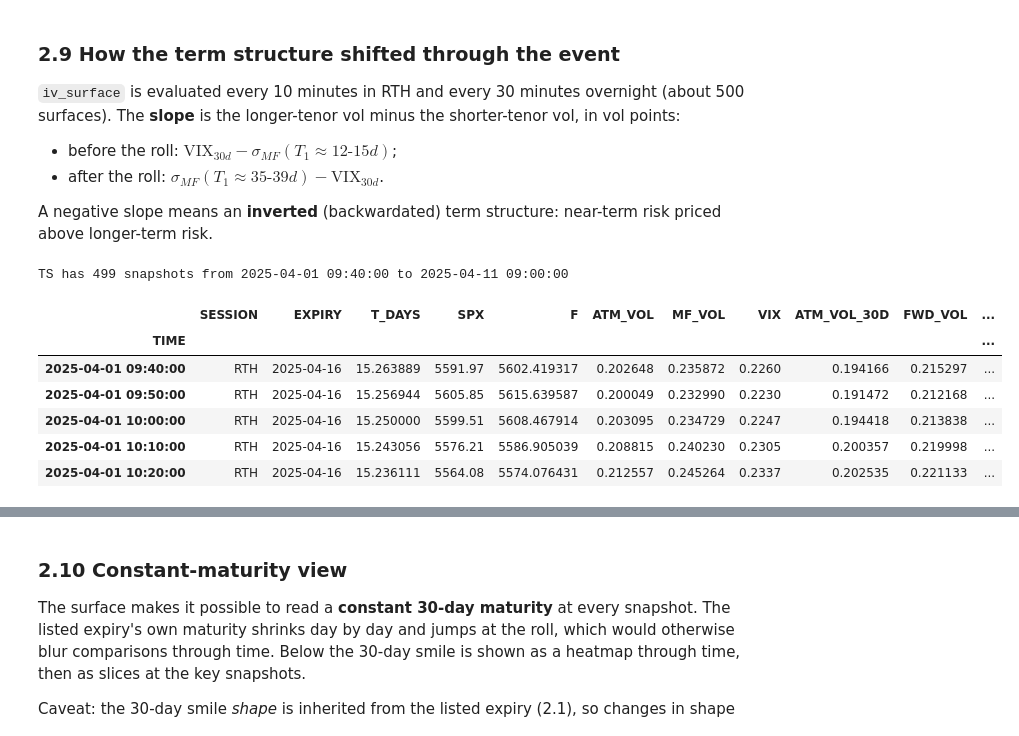
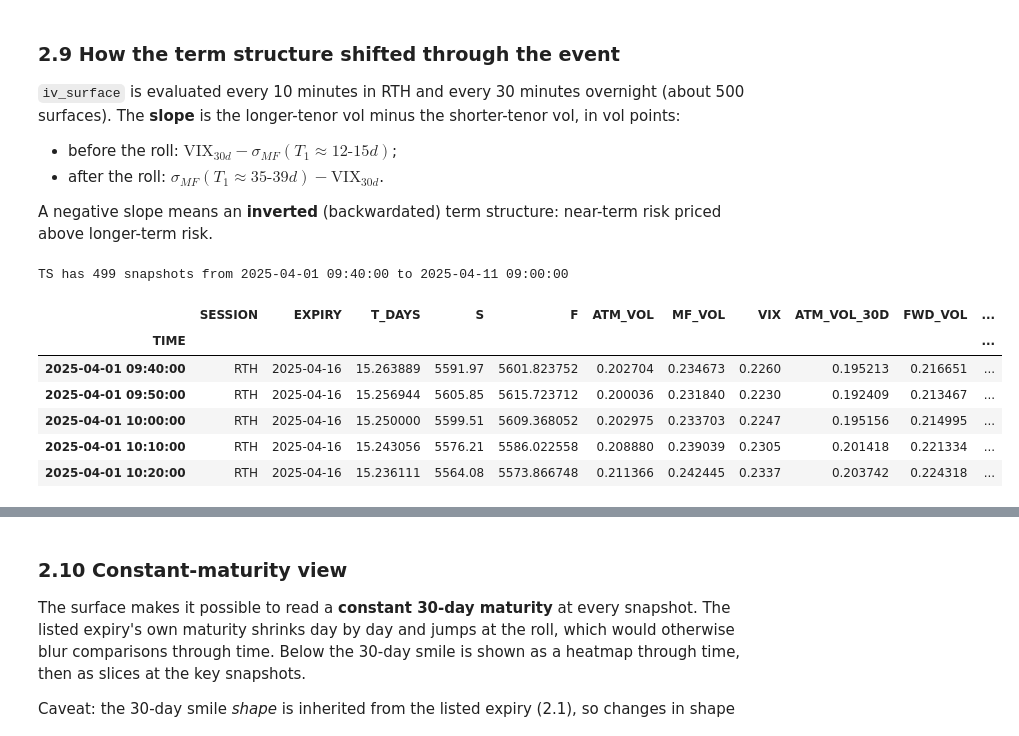
Before and after one commit to cyee02/MQF, a Jupyter notebook: QF620/Final Assignment/analysis.ipynb, the cells around one changed output, grey strips where cells are left out. Saved outputs shown, nothing was run; the diff lists cells and outputs as text; code cells hidden in the pictures.

```diff
--- a/QF620/Final Assignment/analysis.ipynb
+++ b/QF620/Final Assignment/analysis.ipynb
@@ -850,9 +789,22 @@ def iv_surface(time_snapshot, r=RISK_FREE_RATE, strikes=None, T_grid_days=None):
     # 2. Strike interpolation: raw SVI slice
     a, b, rho, m, s = svi_fit(smile["LOG_MONEYNESS"], smile["TOTAL_VAR"])
 
+    def w_svi(k):
+        k = np.asarray(k, float)
+        return a + b * (rho * (k - m) + np.sqrt((k - m) ** 2 + s**2))
+
+    #    Beyond the quoted strikes the slice continues linearly in k at its edge slope (linear wings,
+    #    as Lee's moment formula requires). SVI's own curvature is only trusted where there are quotes;
+    #    extrapolating it blows up when few strikes are quoted (e.g. Sunday night, 6 Apr).
+    eps = 1e-4
+    slope_lo = (w_svi(k_lo + eps) - w_svi(k_lo)) / eps
+    slope_hi = (w_svi(k_hi) - w_svi(k_hi - eps)) / eps
+
     def w1(k):
         k = np.asarray(k, float)
-        return a + b * (rho * (k - m) + np.sqrt((k - m) ** 2 + s**2))
+        below = w_svi(k_lo) + slope_lo * (k - k_lo)
+        above = w_svi(k_hi) + slope_hi * (k - k_hi)
+        return np.maximum(np.where(k < k_lo, below, np.where(k > k_hi, above, w_svi(k))), 1e-8)
 
     smile["SVI_VOL"] = np.sqrt(w1(smile["LOG_MONEYNESS"]) / T1)
     svi_rmse = float(np.sqrt(np.mean((smile["SVI_VOL"] - smile["IMPLIED_VOL"]) ** 2)))
@@ -871,10 +823,9 @@ def iv_surface(time_snapshot, r=RISK_FREE_RATE, strikes=None, T_grid_days=None):
         ts_source = "listed expiry only (VIX not live)"
     theta1 = float(theta(T1))
 
-    # Forward for other maturities: carry implied by the parity forward vs SPX (RTH), else r
-    spx = float(smile_info["SPX"])
-    carry = np.log(F / spx) / T1 if trading_hour == "RTH" else r
-    carry = float(np.clip(carry, -0.05, 0.10))
+    # Forward for other maturities: F(T) = S e^{rT} (section 1.2), i.e. F carried forward at r
+    S = float(smile_info["S"])
+    carry = r
 
     def total_var(K, T):
         K, T = np.broadcast_arrays(np.asarray(K, float), np.asarray(T, float))
@@ -902,7 +853,7 @@ def iv_surface(time_snapshot, r=RISK_FREE_RATE, strikes=None, T_grid_days=None):
                      smile["MID_PRICE"] + np.exp(-r * T1) * (F - smile["STRIKE"]))
     fly_violations = price_butterfly_violations(smile["STRIKE"], C_mkt, tol=0.05)
     #    butterfly (b) Durrleman g(k) >= 0 over the quoted k range: listed slice, then every grid slice
-    k_fine = np.linspace(k_lo - 0.01, k_hi + 0.01, 401)
+    k_fine = np.linspace(k_lo, k_hi, 401)
     g_min_listed = float(np.nanmin(durrleman_g(k_fine, w1(k_fine))))
     g_min = min(np.nanmin(durrleman_g(k_fine, theta(T) / theta1 * w1(k_fine))) for T in T_grid)
     #    calendar: Theta non-decreasing across anchors, and dw/dT >= 0 at fixed k on the grid
@@ -911,11 +862,11 @@ def iv_surface(time_snapshot, r=RISK_FREE_RATE, strikes=None, T_grid_days=None):
     dw_min = float(np.diff(W_k, axis=0).min())
 
     info = {
-        "TIME": t, "TRADING_HOUR": trading_hour, "SPX": spx, "F": F, "R": r, "CARRY": carry,
+        "TIME": t, "TRADING_HOUR": trading_hour, "S": S, "F": F, "R": r, "CARRY": carry,
         "EXPIRY_DATE": smile_info["EXPIRY_DATE"], "T_YEARS": T1, "T_DAYS": T1 * 365,
         "ATM_VOL": float(np.sqrt(w1(0.0) / T1)), "MF_VOL": float(np.sqrt(V1)), "VIX": vix,
         "FWD_VAR": fwd_var, "TERM_STRUCTURE_SOURCE": ts_source,
-        "SVI": dict(a=a, b=b, rho=rho, m=m, sigma=s), "SVI_RMSE_VOL": svi_rmse,
+        "SVI": dict(a=a, b=b, rho=rho, m=m, sigma=s), "QUOTED_K_RANGE": (k_lo, k_hi), "SVI_RMSE_VOL": svi_rmse,
         "BUTTERFLY_PRICE_VIOLATIONS": fly_violations,
         "BUTTERFLY_MIN_G_LISTED": g_min_listed, "BUTTERFLY_MIN_G": float(g_min),
         "CALENDAR_ANCHORS_OK": calendar_ok, "CALENDAR_MIN_DW": dw_min,
@@ -1114,41 +1065,41 @@ for time_snapshot in grid_times:
     except Exception:  # minute without enough quotes for a fit
         continue
     T30 = VIX_TENOR_DAYS / 365
     F30 = info["F"] * np.exp(info["CARRY"] * (T30 - info["T_YEARS"]))
     fwd = info["FWD_VAR"][-1] if len(info["FWD_VAR"]) else np.nan
     ts_rows.append({
         "TIME": time_snapshot, "SESSION": info["TRADING_HOUR"], "EXPIRY": info["EXPIRY_DATE"],
-        "T_DAYS": info["T_DAYS"], "SPX": info["SPX"], "F": info["F"],
+        "T_DAYS": info["T_DAYS"], "S": info["S"], "F": info["F"],
         "ATM_VOL": info["ATM_VOL"], "MF_VOL": info["MF_VOL"], "VIX": info["VIX"],
         "ATM_VOL_30D": float(info["atm_vol"](T30)),
         "FWD_VOL": np.sign(fwd) * np.sqrt(abs(fwd)),
         "SVI_RMSE": info["SVI_RMSE_VOL"],
         "MKT_FLY_VIOL": info["BUTTERFLY_PRICE_VIOLATIONS"],
         "LISTED_SLICE_ARB_FREE": info["BUTTERFLY_MIN_G_LISTED"] >= 0, "MIN_G": info["BUTTERFLY_MIN_G"],
         "CAL_ANCHORS_OK": info["CALENDAR_ANCHORS_OK"] if np.isfinite(info["VIX"]) else np.nan,
         "ARB_FREE_SURFACE": info["ARBITRAGE_FREE_SURFACE"],
     })
     cm_rows.append(pd.DataFrame({
         "TIME": time_snapshot, "LOG_MONEYNESS": K_GRID_30D,
         "IV_30D": info["iv"](F30 * np.exp(K_GRID_30D), T30),
     }))
 TS = pd.DataFrame(ts_rows).set_index("TIME")
 CM30 = pd.concat(cm_rows, ignore_index=True)
 
 # Slope: longer-tenor vol minus shorter-tenor vol (vol points). Before the roll the listed expiry is
 # the short tenor (T < 30d); after the roll on 6 Apr it is the long tenor (T > 30d).
 TS["SLOPE"] = np.where(TS["T_DAYS"] < VIX_TENOR_DAYS, TS["VIX"] - TS["MF_VOL"], TS["MF_VOL"] - TS["VIX"])
 print(f"TS has {len(TS)} snapshots from {TS.index.min()} to {TS.index.max()}")
 TS.head()
 # %% [output]
 TS has 499 snapshots from 2025-04-01 09:40:00 to 2025-04-11 09:00:00
-|  | SESSION | EXPIRY | T_DAYS | SPX | F | ATM_VOL | MF_VOL | VIX | ATM_VOL_30D | FWD_VOL | ... |
+|  | SESSION | EXPIRY | T_DAYS | S | F | ATM_VOL | MF_VOL | VIX | ATM_VOL_30D | FWD_VOL | ... |
 | TIME |  |  |  |  |  |  |  |  |  |  | ... |
-| 2025-04-01 09:40:00 | RTH | 2025-04-16 | 15.263889 | 5591.97 | 5602.419317 | 0.202648 | 0.235872 | 0.2260 | 0.194166 | 0.215297 | ... |
-| 2025-04-01 09:50:00 | RTH | 2025-04-16 | 15.256944 | 5605.85 | 5615.639587 | 0.200049 | 0.232990 | 0.2230 | 0.191472 | 0.212168 | ... |
-| 2025-04-01 10:00:00 | RTH | 2025-04-16 | 15.250000 | 5599.51 | 5608.467914 | 0.203095 | 0.234729 | 0.2247 | 0.194418 | 0.213838 | ... |
-| 2025-04-01 10:10:00 | RTH | 2025-04-16 | 15.243056 | 5576.21 | 5586.905039 | 0.208815 | 0.240230 | 0.2305 | 0.200357 | 0.219998 | ... |
-| 2025-04-01 10:20:00 | RTH | 2025-04-16 | 15.236111 | 5564.08 | 5574.076431 | 0.212557 | 0.245264 | 0.2337 | 0.202535 | 0.221133 | ... |
+| 2025-04-01 09:40:00 | RTH | 2025-04-16 | 15.263889 | 5591.97 | 5601.823752 | 0.202704 | 0.234673 | 0.2260 | 0.195213 | 0.216651 | ... |
+| 2025-04-01 09:50:00 | RTH | 2025-04-16 | 15.256944 | 5605.85 | 5615.723712 | 0.200036 | 0.231840 | 0.2230 | 0.192409 | 0.213467 | ... |
+| 2025-04-01 10:00:00 | RTH | 2025-04-16 | 15.250000 | 5599.51 | 5609.368052 | 0.202975 | 0.233703 | 0.2247 | 0.195156 | 0.214995 | ... |
+| 2025-04-01 10:10:00 | RTH | 2025-04-16 | 15.243056 | 5576.21 | 5586.022558 | 0.208880 | 0.239039 | 0.2305 | 0.201418 | 0.221334 | ... |
+| 2025-04-01 10:20:00 | RTH | 2025-04-16 | 15.236111 | 5564.08 | 5573.866748 | 0.211366 | 0.242445 | 0.2337 | 0.203742 | 0.224318 | ... |
 # %%
 KEY_EVENTS = pd.DataFrame({
     "TIME": pd.to_datetime(["2025-04-02 16:07", "2025-04-04 07:21", "2025-04-07 09:13",
```
Also changed, not shown: parts of 13 cells of this notebook, 7 other files.
